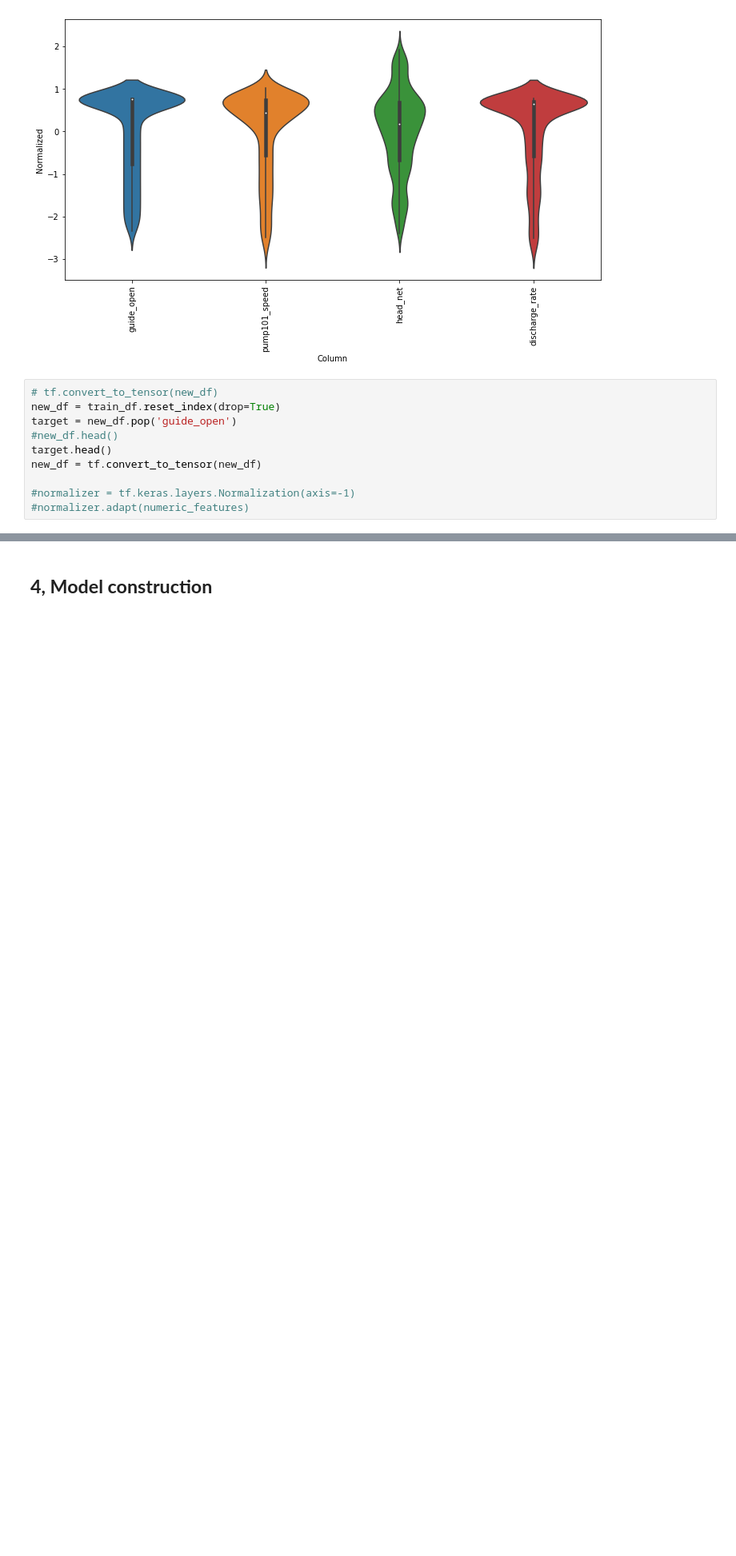
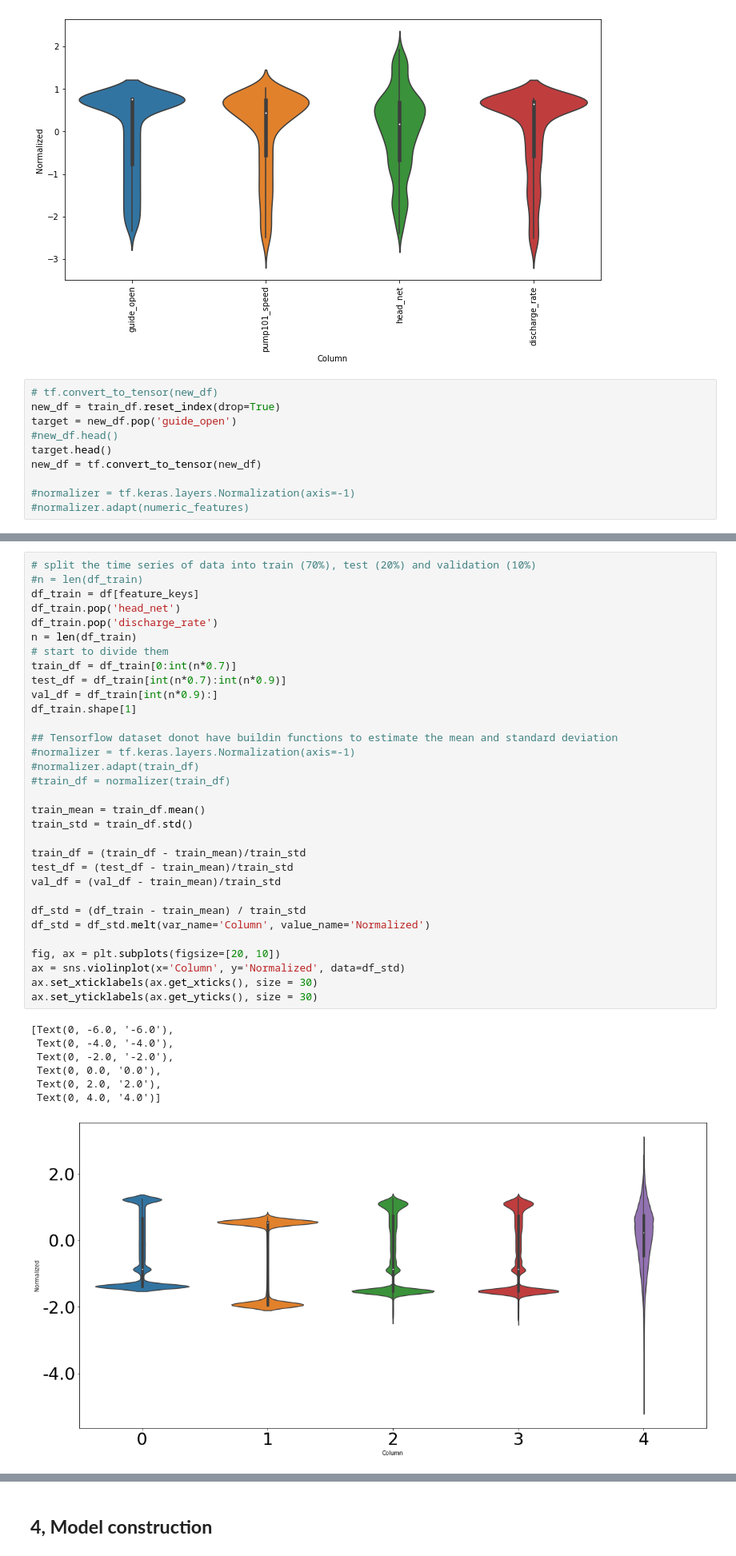
Before and after one commit to wengangmao/vattenfall, a Jupyter notebook: _build/jupyter_execute/contents/codes/tensorflow_simple.ipynb, the cells around one changed output, grey strips where cells are left out. Shown at 80% size. Cells and saved outputs as stored; diff of their text form; blank space fills up the shorter version.

```diff
--- a/_build/jupyter_execute/contents/codes/tensorflow_simple.ipynb
+++ b/_build/jupyter_execute/contents/codes/tensorflow_simple.ipynb
@@ -339 +375,41 @@ memory usage: 61.6 KB
+# %%
+# split the time series of data into train (70%), test (20%) and validation (10%)
+#n = len(df_train)
+df_train = df[feature_keys]
+df_train.pop('head_net')
+df_train.pop('discharge_rate')
+n = len(df_train)
+# start to divide them
+train_df = df_train[0:int(n*0.7)]
+test_df = df_train[int(n*0.7):int(n*0.9)]
+val_df = df_train[int(n*0.9):]
+df_train.shape[1]
+
+## Tensorflow dataset donot have buildin functions to estimate the mean and standard deviation
+#normalizer = tf.keras.layers.Normalization(axis=-1)
+#normalizer.adapt(train_df)
+#train_df = normalizer(train_df)
+
+train_mean = train_df.mean()
+train_std = train_df.std()
+
+train_df = (train_df - train_mean)/train_std
+test_df = (test_df - train_mean)/train_std
+val_df = (val_df - train_mean)/train_std
+
+df_std = (df_train - train_mean) / train_std
+df_std = df_std.melt(var_name='Column', value_name='Normalized')
+
+fig, ax = plt.subplots(figsize=[20, 10])
+ax = sns.violinplot(x='Column', y='Normalized', data=df_std)
+ax.set_xticklabels(ax.get_xticks(), size = 30)
+ax.set_yticklabels(ax.get_yticks(), size = 30)
+# %% [output]
+[Text(0, -6.0, '-6.0'),
+ Text(0, -4.0, '-4.0'),
+ Text(0, -2.0, '-2.0'),
+ Text(0, 0.0, '0.0'),
+ Text(0, 2.0, '2.0'),
+ Text(0, 4.0, '4.0')]
+[figure, added]
 # %% [markdown]
```
Also changed, not shown: parts of 41 cells of this notebook, 25 other files.
